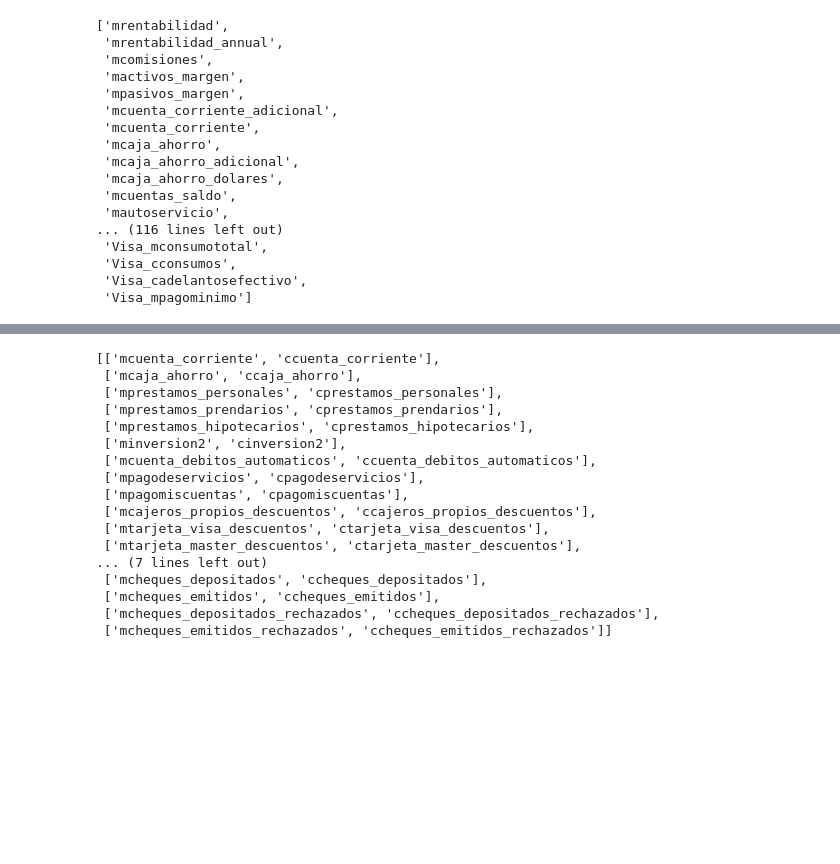
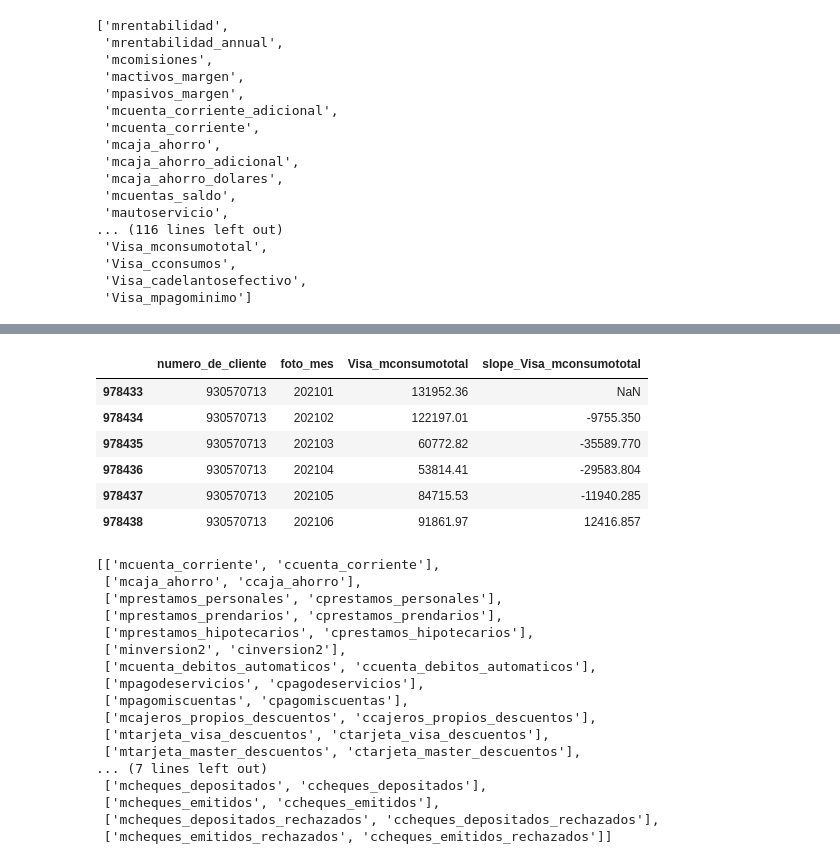
Before and after one commit to CLCHRISLOMBARDO/bank-churn-prediction, a Jupyter notebook: segmentacion.ipynb, the cells around one changed output, grey strips where cells are left out. Saved outputs shown, nothing was run; the diff lists cells and outputs as text; code cells hidden in the pictures; blank space fills up the shorter version.

```diff
--- a/segmentacion.ipynb
+++ b/segmentacion.ipynb
@@ -68,3 +91,7 @@ cols_lag_delta
  'Visa_cconsumos',
  'Visa_cadelantosefectivo',
  'Visa_mpagominimo']
+# %%
+cols_drops=["active_quarter","clase_ternaria"]
+lista_regl_max_min = [c for c in cat_cols if c not in  cols_drops] + cols_lag_delta
+lista_regl_max_min
@@ -71,3 +116,15 @@ cols_lag_delta
+# %%
+df1=feature_engineering_linreg(df,lista_regl_max_min[-4:])
+# %%
+df1.loc[df1["numero_de_cliente"]==930570713, ["numero_de_cliente","foto_mes","Visa_mconsumototal","slope_Visa_mconsumototal"]].sort_values(by="foto_mes")
+# %% [output]
+|  | numero_de_cliente | foto_mes | Visa_mconsumototal | slope_Visa_mconsumototal |
+| 978433 | 930570713 | 202101 | 131952.36 | NaN |
+| 978434 | 930570713 | 202102 | 122197.01 | -9755.350 |
+| 978435 | 930570713 | 202103 | 60772.82 | -35589.770 |
+| 978436 | 930570713 | 202104 | 53814.41 | -29583.804 |
+| 978437 | 930570713 | 202105 | 84715.53 | -11940.285 |
+| 978438 | 930570713 | 202106 | 91861.97 | 12416.857 |
 # %%
 lista_cant=[c for c in list(map(lambda x : x if x[0]=='c' else np.nan ,df.columns )) if pd.notna(c)]
 lista_monto = [c for c in list(map(lambda x : x if x[0]=='m' else np.nan ,df.columns )) if pd.notna(c)]
```
Also changed, not shown: parts of 6 cells of this notebook, 17 other files.
